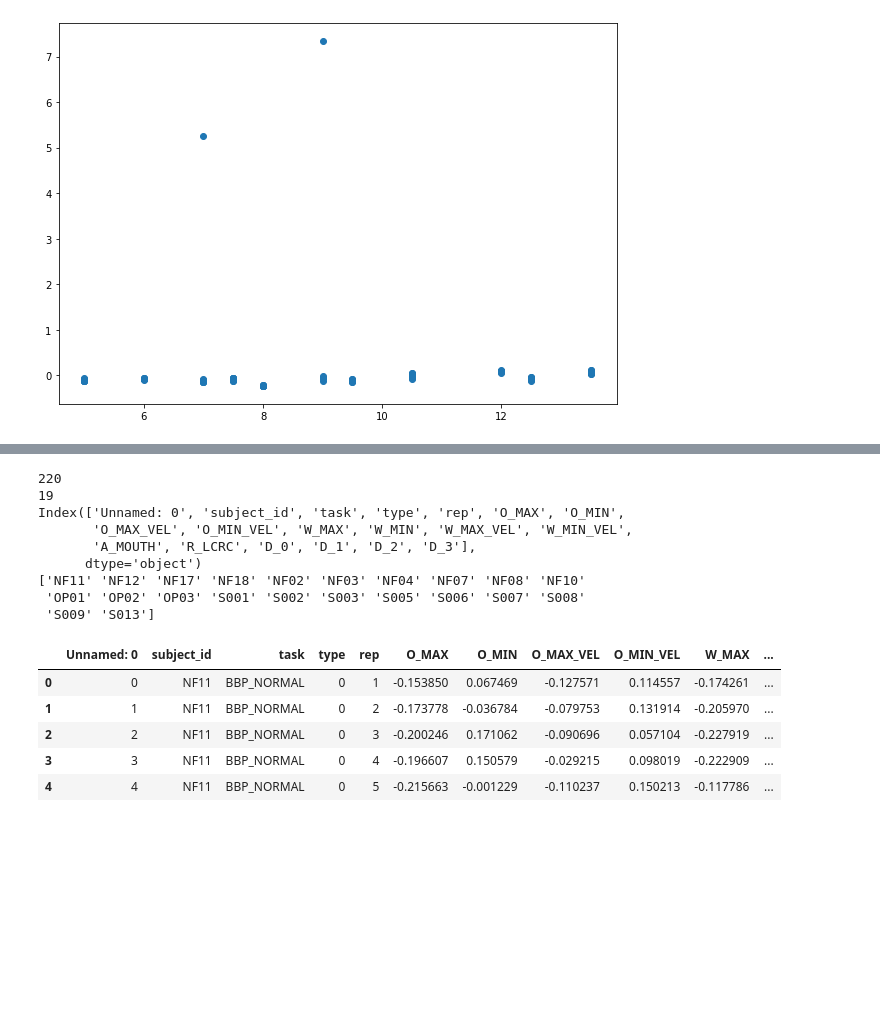
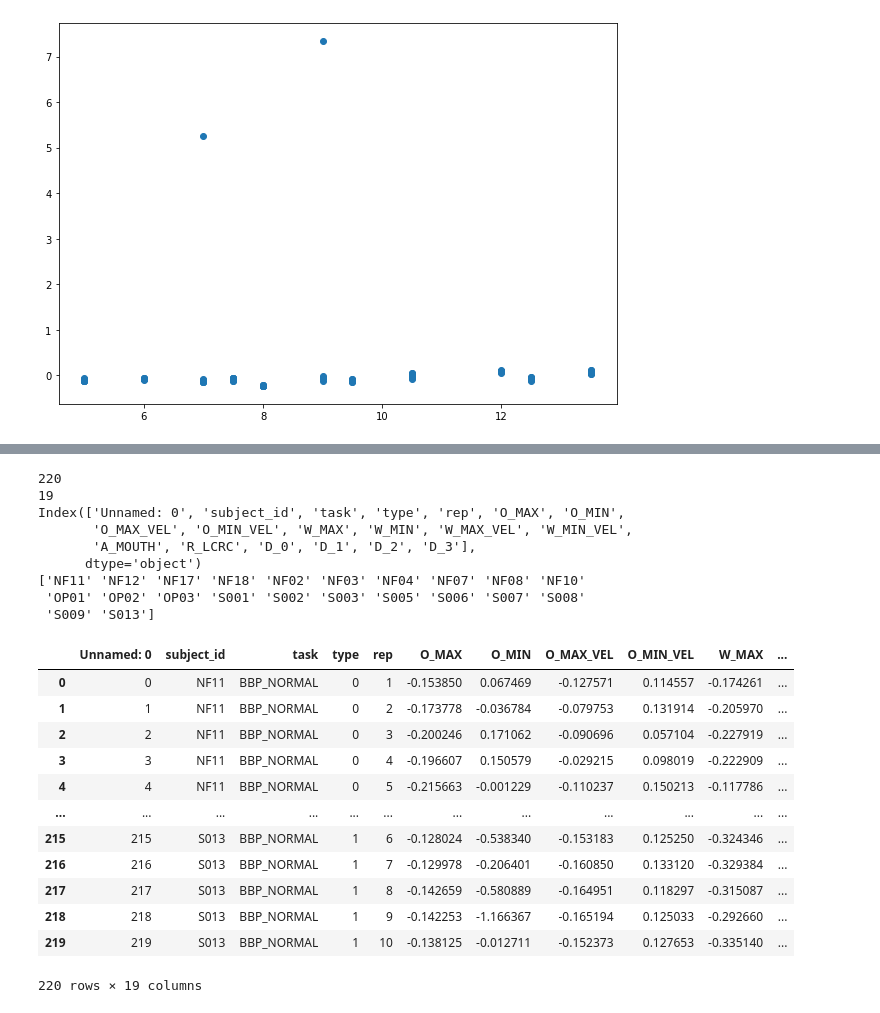
Before and after one commit to denizjafari/ClinicalScore, a Jupyter notebook: clinical_score_predict.ipynb, the cells around one changed output, grey strips where cells are left out. Drawn from its saved outputs; the diff is of its cells as text; code cells hidden in the pictures; blank space fills up the shorter version.

```diff
--- a/clinical_score_predict.ipynb
+++ b/clinical_score_predict.ipynb
@@ -478,26 +557,33 @@ Spearmans correlation: 0.492
 # %%
 path = r'/Users/denizjafari/documents/CODE/ClinicalScore/FaceData_/results/Stroke_vs_Controls_database_finetuned/metric_output_BBP_NORMAL_standardized.csv'
 
 s_bbp2_df = pd.read_csv(path)
 
 print(len(s_bbp2_df))
 print(len(s_bbp2_df.columns))
 print(s_bbp2_df.columns)
 print(s_bbp2_df.subject_id.unique())
-s_bbp2_df.head()
+s_bbp2_df
 # %% [output]
 220
 19
 Index(['Unnamed: 0', 'subject_id', 'task', 'type', 'rep', 'O_MAX', 'O_MIN',
        'O_MAX_VEL', 'O_MIN_VEL', 'W_MAX', 'W_MIN', 'W_MAX_VEL', 'W_MIN_VEL',
        'A_MOUTH', 'R_LCRC', 'D_0', 'D_1', 'D_2', 'D_3'],
       dtype='object')
 ['NF11' 'NF12' 'NF17' 'NF18' 'NF02' 'NF03' 'NF04' 'NF07' 'NF08' 'NF10'
  'OP01' 'OP02' 'OP03' 'S001' 'S002' 'S003' 'S005' 'S006' 'S007' 'S008'
  'S009' 'S013']
 |  | Unnamed: 0 | subject_id | task | type | rep | O_MAX | O_MIN | O_MAX_VEL | O_MIN_VEL | W_MAX | ... |
 | 0 | 0 | NF11 | BBP_NORMAL | 0 | 1 | -0.153850 | 0.067469 | -0.127571 | 0.114557 | -0.174261 | ... |
 | 1 | 1 | NF11 | BBP_NORMAL | 0 | 2 | -0.173778 | -0.036784 | -0.079753 | 0.131914 | -0.205970 | ... |
 | 2 | 2 | NF11 | BBP_NORMAL | 0 | 3 | -0.200246 | 0.171062 | -0.090696 | 0.057104 | -0.227919 | ... |
 | 3 | 3 | NF11 | BBP_NORMAL | 0 | 4 | -0.196607 | 0.150579 | -0.029215 | 0.098019 | -0.222909 | ... |
 | 4 | 4 | NF11 | BBP_NORMAL | 0 | 5 | -0.215663 | -0.001229 | -0.110237 | 0.150213 | -0.117786 | ... |
+| ... | ... | ... | ... | ... | ... | ... | ... | ... | ... | ... | ... |
+| 215 | 215 | S013 | BBP_NORMAL | 1 | 6 | -0.128024 | -0.538340 | -0.153183 | 0.125250 | -0.324346 | ... |
+| 216 | 216 | S013 | BBP_NORMAL | 1 | 7 | -0.129978 | -0.206401 | -0.160850 | 0.133120 | -0.329384 | ... |
+| 217 | 217 | S013 | BBP_NORMAL | 1 | 8 | -0.142659 | -0.580889 | -0.164951 | 0.118297 | -0.315087 | ... |
+| 218 | 218 | S013 | BBP_NORMAL | 1 | 9 | -0.142253 | -1.166367 | -0.165194 | 0.125033 | -0.292660 | ... |
+| 219 | 219 | S013 | BBP_NORMAL | 1 | 10 | -0.138125 | -0.012711 | -0.152373 | 0.127653 | -0.335140 | ... |
+220 rows × 19 columns
```
Also changed, not shown: parts of 32 cells of this notebook.
